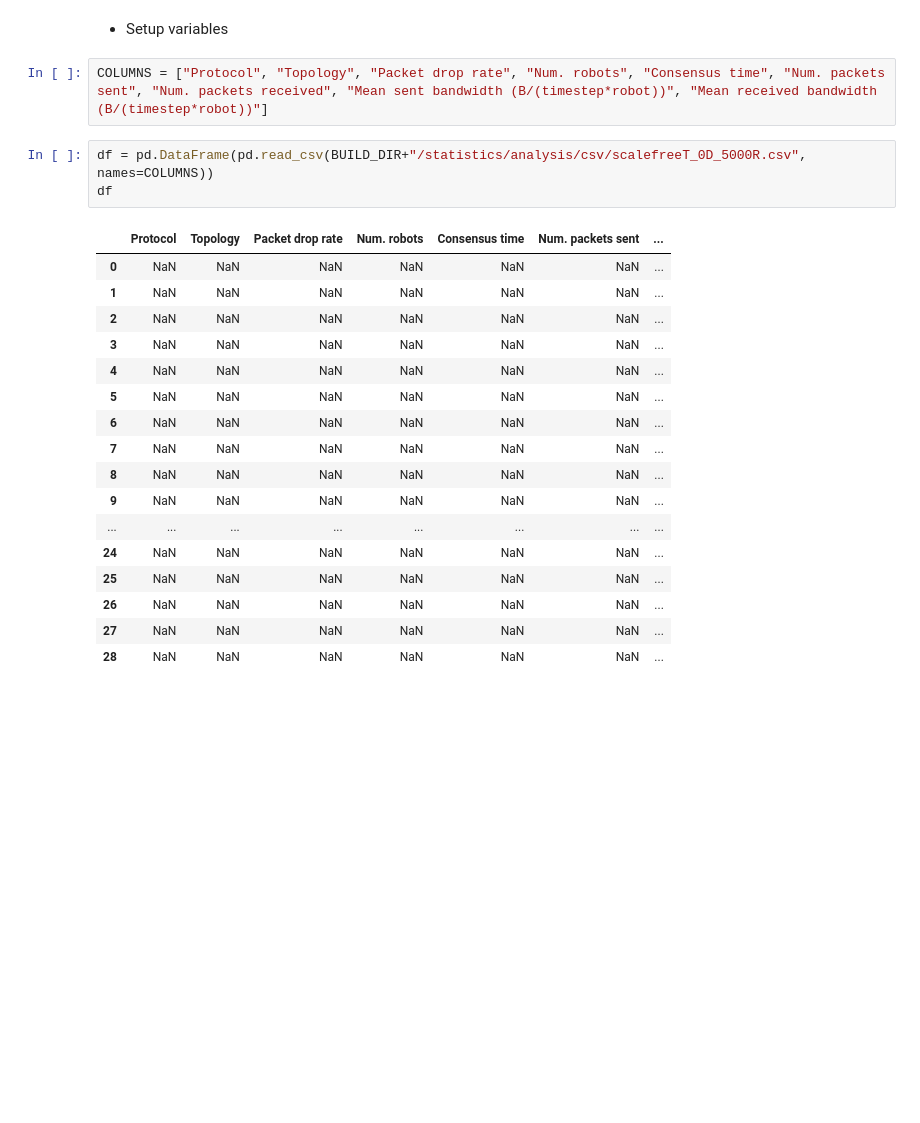
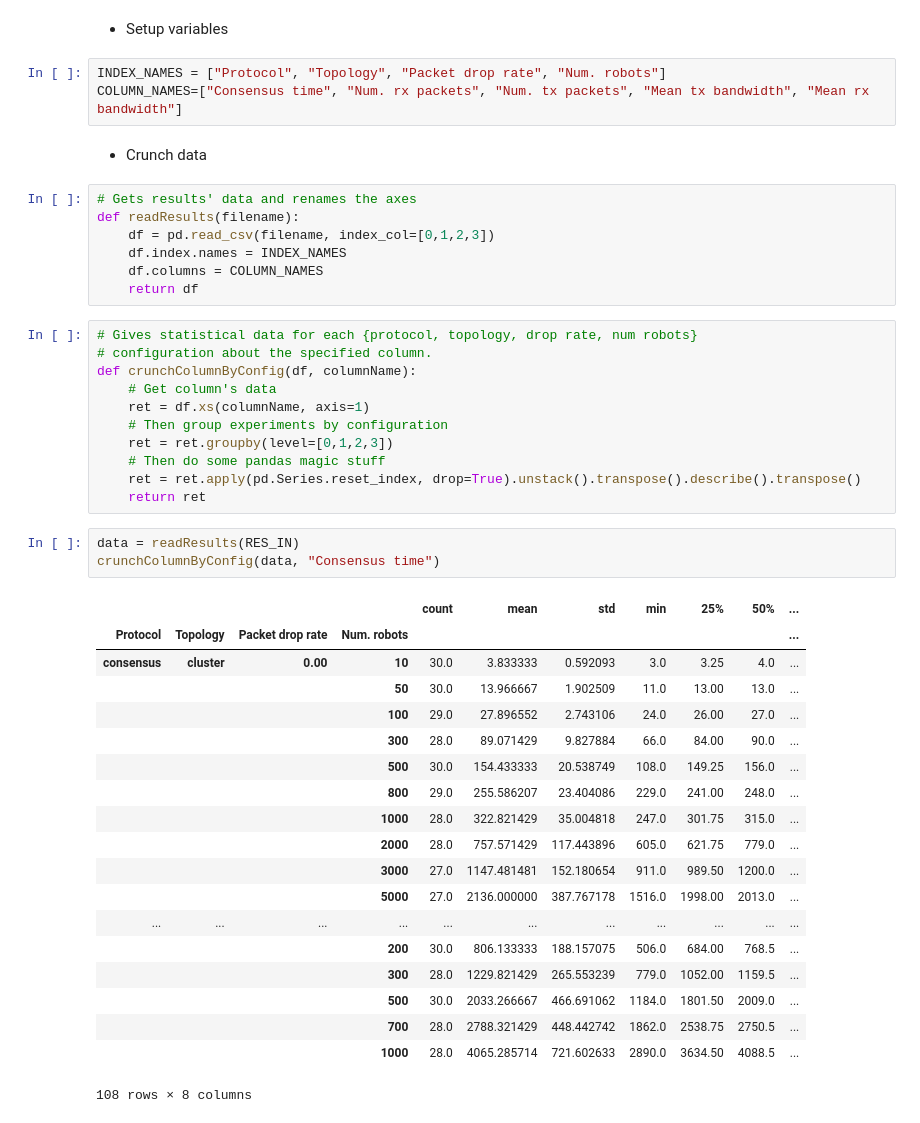
Before and after one commit to AnthonyD973/Bittybuzz_swarmlist_list_based, a Jupyter notebook: src/statistics/analysis.ipynb, the cells around one changed output. Drawn from its saved outputs; the diff is of its cells as text; blank space fills up the shorter version.

Commit message:
Done statistics about experiment configuration. Must generate the graphs now.

```diff
--- a/src/statistics/analysis.ipynb
+++ b/src/statistics/analysis.ipynb
@@ -78,25 +45,48 @@ done
 # %% [markdown]
 - Setup variables
 # %%
-COLUMNS = ["Protocol", "Topology", "Packet drop rate", "Num. robots", "Consensus time", "Num. packets sent", "Num. packets received", "Mean sent bandwidth (B/(timestep*robot))", "Mean received bandwidth (B/(timestep*robot))"]
+INDEX_NAMES = ["Protocol", "Topology", "Packet drop rate", "Num. robots"]
+COLUMN_NAMES=["Consensus time", "Num. rx packets", "Num. tx packets", "Mean tx bandwidth", "Mean rx bandwidth"]
-# %%
-df = pd.DataFrame(pd.read_csv(BUILD_DIR+"/statistics/analysis/csv/scalefreeT_0D_5000R.csv", names=COLUMNS))
-df
-# %% [output]
-|  | Protocol | Topology | Packet drop rate | Num. robots | Consensus time | Num. packets sent | ... |
-| 0 | NaN | NaN | NaN | NaN | NaN | NaN | ... |
-| 1 | NaN | NaN | NaN | NaN | NaN | NaN | ... |
-| 2 | NaN | NaN | NaN | NaN | NaN | NaN | ... |
-| 3 | NaN | NaN | NaN | NaN | NaN | NaN | ... |
-| 4 | NaN | NaN | NaN | NaN | NaN | NaN | ... |
-| 5 | NaN | NaN | NaN | NaN | NaN | NaN | ... |
-| 6 | NaN | NaN | NaN | NaN | NaN | NaN | ... |
-| 7 | NaN | NaN | NaN | NaN | NaN | NaN | ... |
-| 8 | NaN | NaN | NaN | NaN | NaN | NaN | ... |
-| 9 | NaN | NaN | NaN | NaN | NaN | NaN | ... |
-| ... | ... | ... | ... | ... | ... | ... | ... |
-| 24 | NaN | NaN | NaN | NaN | NaN | NaN | ... |
-| 25 | NaN | NaN | NaN | NaN | NaN | NaN | ... |
-| 26 | NaN | NaN | NaN | NaN | NaN | NaN | ... |
-| 27 | NaN | NaN | NaN | NaN | NaN | NaN | ... |
-| 28 | NaN | NaN | NaN | NaN | NaN | NaN | ... |
+# %% [markdown]
+- Crunch data
+# %%
+# Gets results' data and renames the axes
+def readResults(filename):
+    df = pd.read_csv(filename, index_col=[0,1,2,3])
+    df.index.names = INDEX_NAMES
+    df.columns = COLUMN_NAMES
+    return df
+# %%
+# Gives statistical data for each {protocol, topology, drop rate, num robots}
+# configuration about the specified column.
+def crunchColumnByConfig(df, columnName):
+    # Get column's data
+    ret = df.xs(columnName, axis=1)
+    # Then group experiments by configuration
+    ret = ret.groupby(level=[0,1,2,3])
+    # Then do some pandas magic stuff
+    ret = ret.apply(pd.Series.reset_index, drop=True).unstack().transpose().describe().transpose()
+    return ret
+# %%
+data = readResults(RES_IN)
+crunchColumnByConfig(data, "Consensus time")
+# %% [output]
+|  |  |  |  | count | mean | std | min | 25% | 50% | ... |
+| Protocol | Topology | Packet drop rate | Num. robots |  |  |  |  |  |  | ... |
+| consensus | cluster | 0.00 | 10 | 30.0 | 3.833333 | 0.592093 | 3.0 | 3.25 | 4.0 | ... |
+|  |  |  | 50 | 30.0 | 13.966667 | 1.902509 | 11.0 | 13.00 | 13.0 | ... |
+|  |  |  | 100 | 29.0 | 27.896552 | 2.743106 | 24.0 | 26.00 | 27.0 | ... |
+|  |  |  | 300 | 28.0 | 89.071429 | 9.827884 | 66.0 | 84.00 | 90.0 | ... |
+|  |  |  | 500 | 30.0 | 154.433333 | 20.538749 | 108.0 | 149.25 | 156.0 | ... |
+|  |  |  | 800 | 29.0 | 255.586207 | 23.404086 | 229.0 | 241.00 | 248.0 | ... |
+|  |  |  | 1000 | 28.0 | 322.821429 | 35.004818 | 247.0 | 301.75 | 315.0 | ... |
+|  |  |  | 2000 | 28.0 | 757.571429 | 117.443896 | 605.0 | 621.75 | 779.0 | ... |
+|  |  |  | 3000 | 27.0 | 1147.481481 | 152.180654 | 911.0 | 989.50 | 1200.0 | ... |
+|  |  |  | 5000 | 27.0 | 2136.000000 | 387.767178 | 1516.0 | 1998.00 | 2013.0 | ... |
+| ... | ... | ... | ... | ... | ... | ... | ... | ... | ... | ... |
+|  |  |  | 200 | 30.0 | 806.133333 | 188.157075 | 506.0 | 684.00 | 768.5 | ... |
+|  |  |  | 300 | 28.0 | 1229.821429 | 265.553239 | 779.0 | 1052.00 | 1159.5 | ... |
+|  |  |  | 500 | 30.0 | 2033.266667 | 466.691062 | 1184.0 | 1801.50 | 2009.0 | ... |
+|  |  |  | 700 | 28.0 | 2788.321429 | 448.442742 | 1862.0 | 2538.75 | 2750.5 | ... |
+|  |  |  | 1000 | 28.0 | 4065.285714 | 721.602633 | 2890.0 | 3634.50 | 4088.5 | ... |
+108 rows × 8 columns
```
Also changed, not shown: parts of 4 cells of this notebook.
